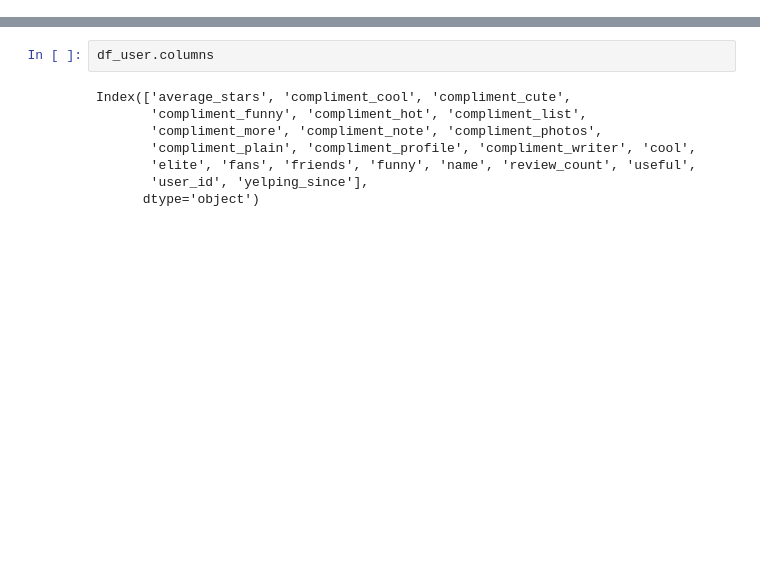
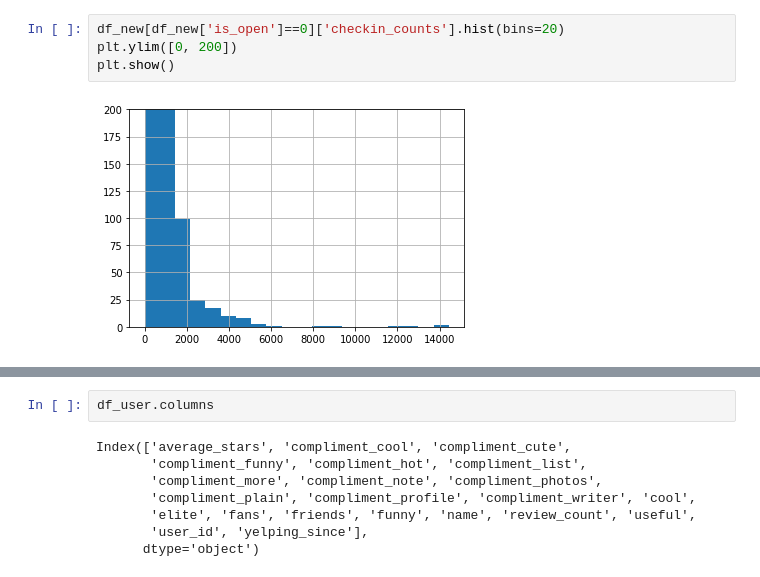
Before and after one commit to geraldgong/Yelp_challenge, a Jupyter notebook: Yelp_features.ipynb, the cells around one changed output, grey strips where cells are left out. Cells and saved outputs as stored; diff of their text form; blank space fills up the shorter version.

```diff
--- a/Yelp_features.ipynb
+++ b/Yelp_features.ipynb
@@ -93,0 +86,6 @@ df_user.head()
+# %%
+df_new[df_new['is_open']==0]['checkin_counts'].hist(bins=20)
+plt.ylim([0, 200])
+plt.show()
+# %% [output]
+[figure, added]
```
Also changed, not shown: parts of 15 cells of this notebook.
